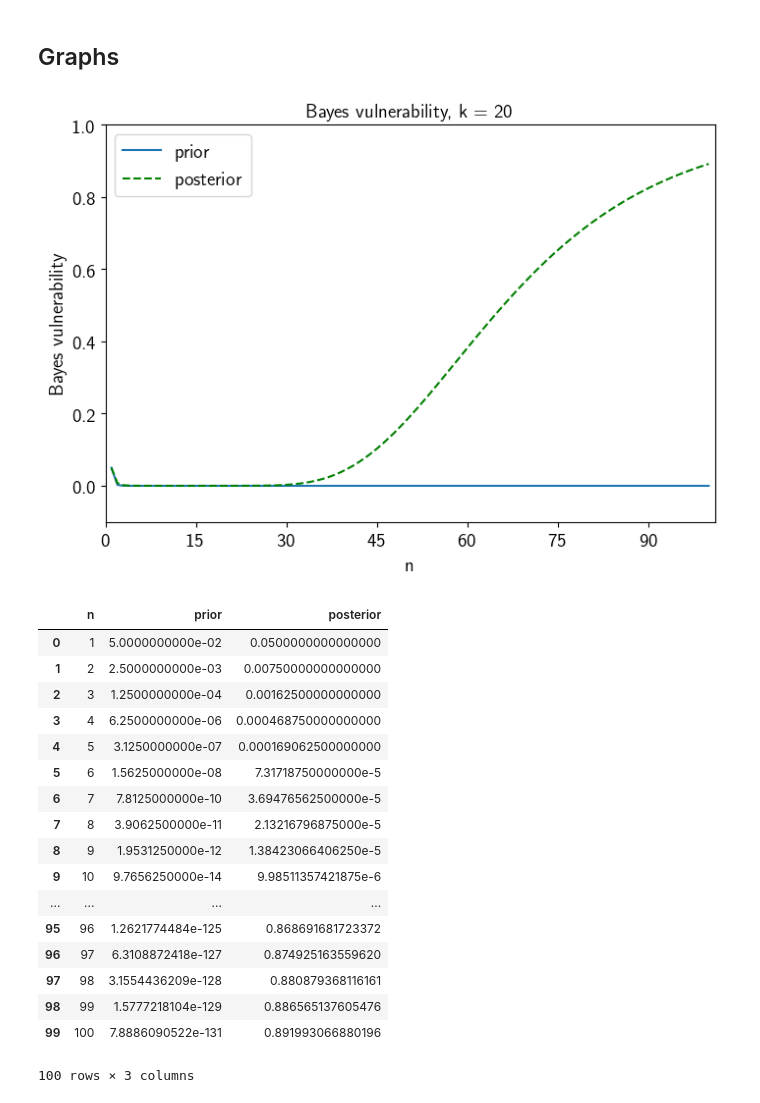
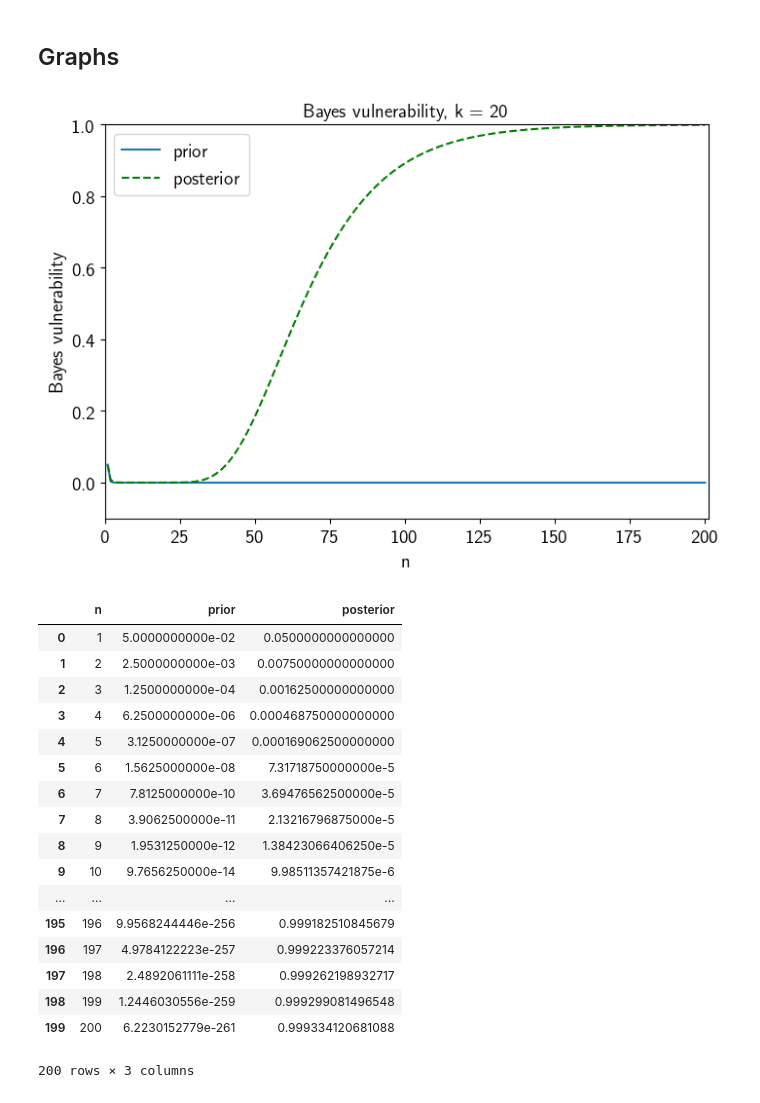
Before and after one commit to majk12/ore, a Jupyter notebook: ore_ideal_bayes.ipynb, the cells around one changed output. Cells and saved outputs as stored; diff of their text form; code cells hidden in the pictures.

Commit message:
moved n range to 200, 500 to show curve

```diff
--- a/ore_ideal_bayes.ipynb
+++ b/ore_ideal_bayes.ipynb
@@ -150,12 +150,12 @@ def graph_it_bayes(n_range, k, df):
     plt.show()
     plt.close()
 # %%
-n_range = 100
+n_range = 200
 k = 20
 df = df_uni_ore_bayes(n_range, k)
 graph_it_bayes(n_range, k, df)
 # %% [output]
-[figure, old version]
+[figure, new version]
 # %%
 df
 # %% [output]
@@ -171,10 +171,10 @@ df
 | 8 | 9 | 1.9531250000e-12 | 1.38423066406250e-5 |
 | 9 | 10 | 9.7656250000e-14 | 9.98511357421875e-6 |
 | ... | ... | ... | ... |
-| 95 | 96 | 1.2621774484e-125 | 0.868691681723372 |
-| 96 | 97 | 6.3108872418e-127 | 0.874925163559620 |
-| 97 | 98 | 3.1554436209e-128 | 0.880879368116161 |
-| 98 | 99 | 1.5777218104e-129 | 0.886565137605476 |
-| 99 | 100 | 7.8886090522e-131 | 0.891993066880196 |
+| 195 | 196 | 9.9568244446e-256 | 0.999182510845679 |
+| 196 | 197 | 4.9784122223e-257 | 0.999223376057214 |
+| 197 | 198 | 2.4892061111e-258 | 0.999262198932717 |
+| 198 | 199 | 1.2446030556e-259 | 0.999299081496548 |
+| 199 | 200 | 6.2230152779e-261 | 0.999334120681088 |
-100 rows × 3 columns
+200 rows × 3 columns
 # %%
```
Also changed, not shown: parts of 1 cell of this notebook.
